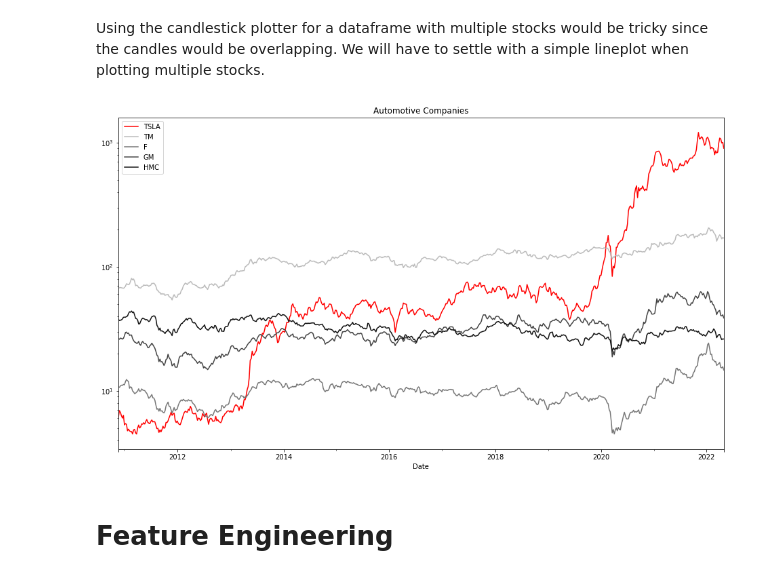
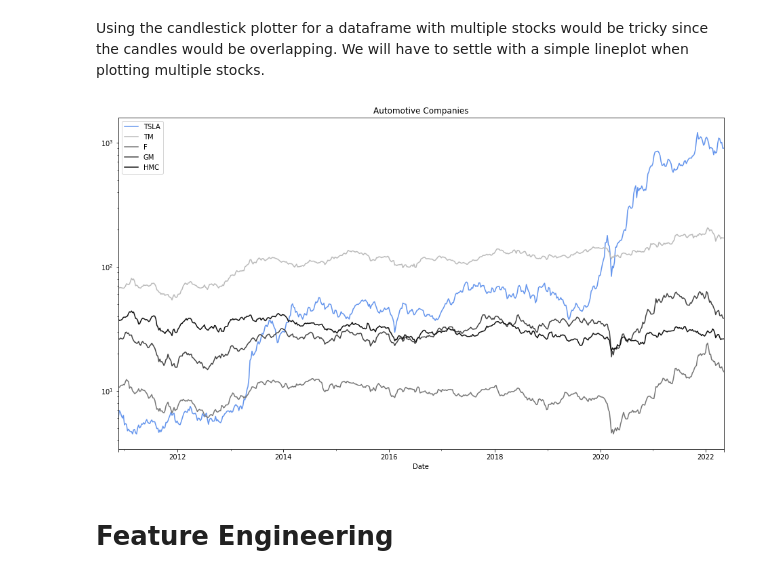
Before and after one commit to MichaelHotaling/blog, a Jupyter notebook: _notebooks/2022-04-28-stock-market-lstm.ipynb, the cells around one changed output. Saved outputs shown, nothing was run; the diff lists cells and outputs as text; code cells hidden in the pictures.

```diff
--- a/_notebooks/2022-04-28-stock-market-lstm.ipynb
+++ b/_notebooks/2022-04-28-stock-market-lstm.ipynb
@@ -191,20 +226,20 @@ Using the candlestick plotter for a dataframe with multiple stocks would be tric
 # %%
 fig, ax = plt.subplots(figsize=(16,9))
 (df_m
  .dropna()
  .groupby(pd.Grouper(freq = 'w'))
  .mean()
  .plot(logy=True,
-       ax = ax, color = ['red',
+       ax = ax, color = ['cornflowerblue',
                          '#bbbbbb',
                          '#777777',
                          '#444444',
                          '#111111'])
 )
 plt.title("Automotive Companies")
 plt.show()
 # %% [output]
-[figure, old version]
+[figure, new version]
 # %% [markdown]
 # Feature Engineering
 # %% [markdown]
```
Also changed, not shown: parts of 28 cells of this notebook.
